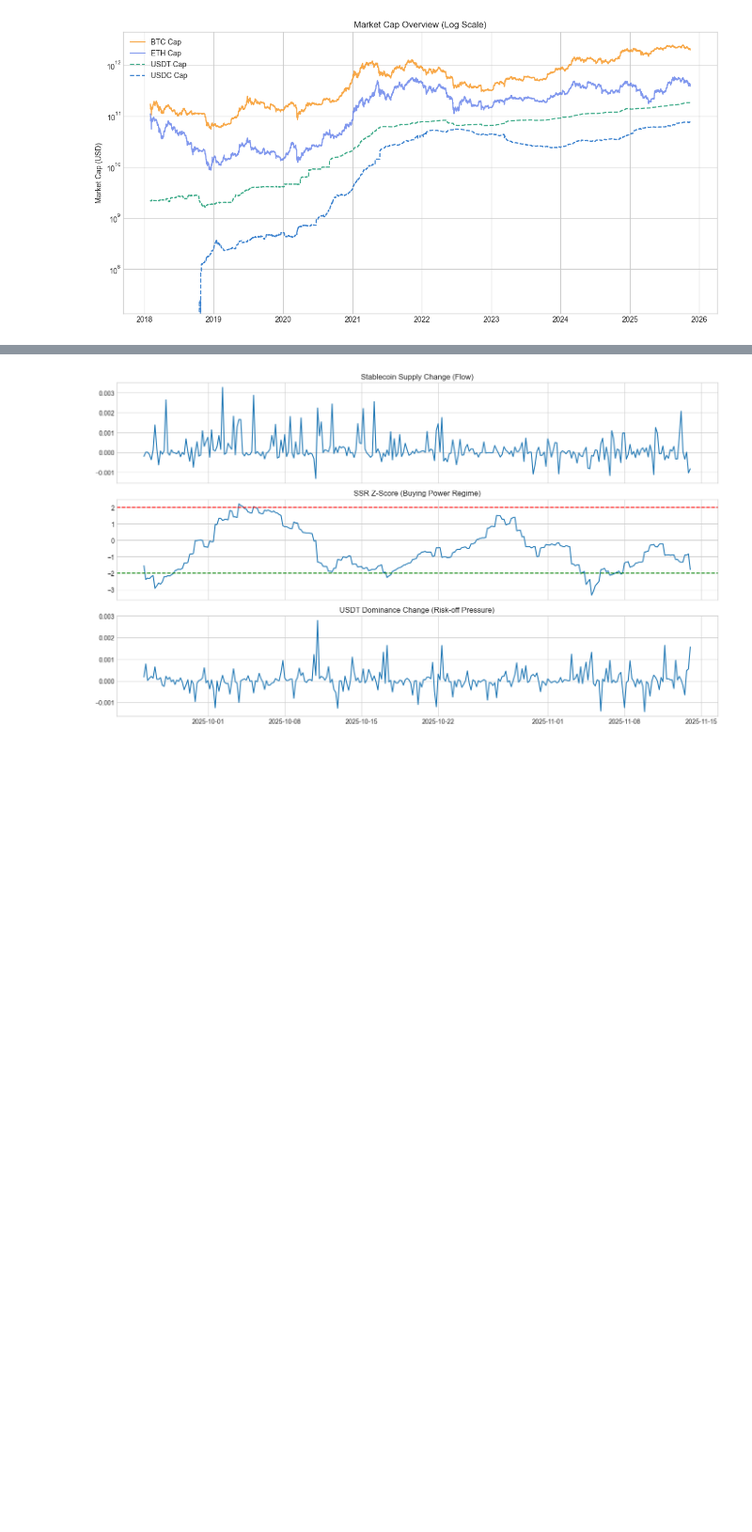
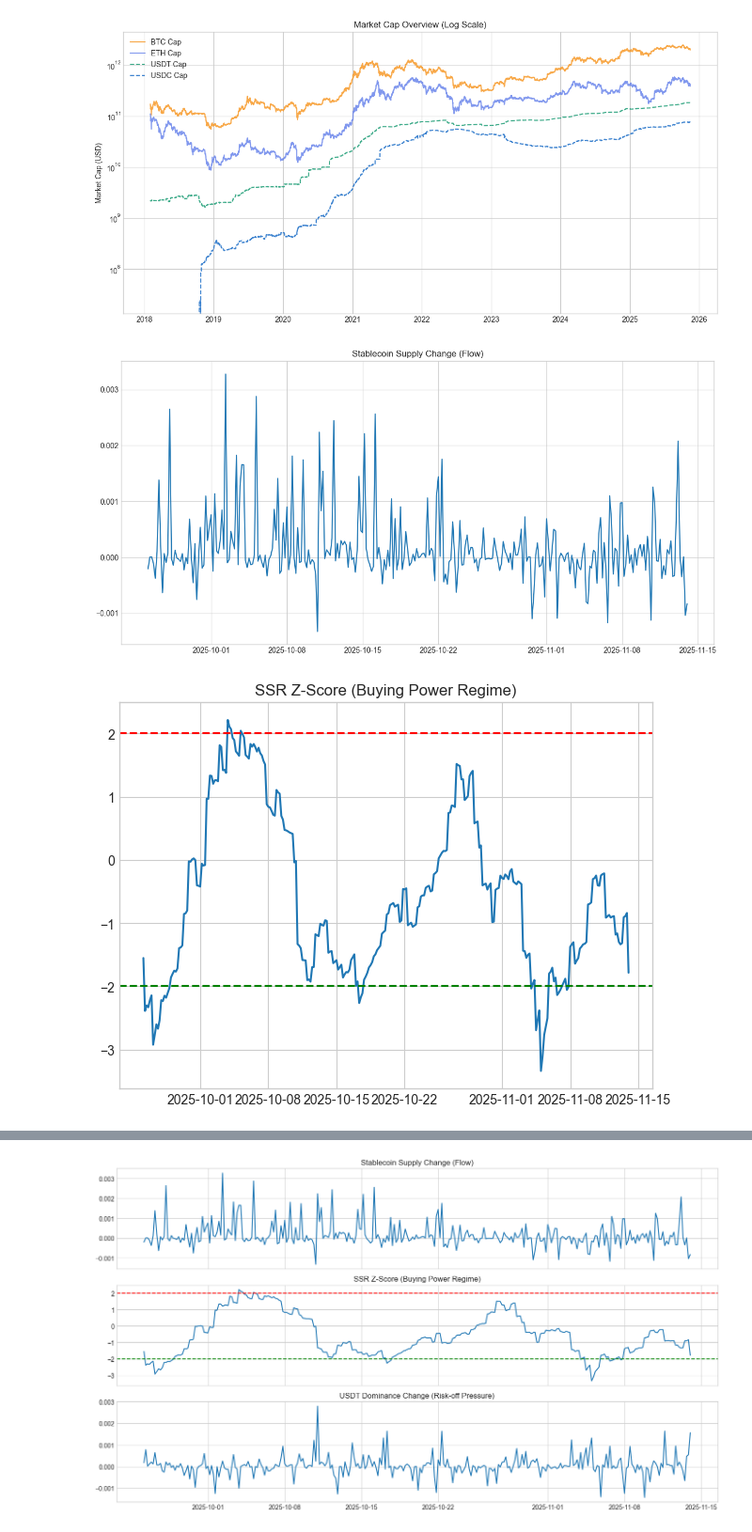
Before and after one commit to hyperformancelabs/crypto-price-forecaster, a Jupyter notebook: processors/feature_engineering.ipynb, the cells around one changed output, grey strips where cells are left out. Shown at 94% size. Drawn from its saved outputs; the diff is of its cells as text; code cells hidden in the pictures; blank space fills up the shorter version.

```diff
--- a/processors/feature_engineering.ipynb
+++ b/processors/feature_engineering.ipynb
@@ -514,3 +514,26 @@ mcap_df['btc_dom_change']  = mcap_df['btc_dom'].diff()
 mcap_df['usdt_dom_change'] = mcap_df['usdt_dom'].diff()
 
 mcap_df.dropna(inplace=True)
+# %%
+subset = mcap_df.iloc[-300:]
+
+plt.figure(figsize=(12, 6))
+plt.plot(subset['timestamp'], subset['stable_supply_change'])
+plt.title('Stablecoin Supply Change (Flow)')
+plt.tight_layout()
+plt.show()
+
+plt.plot(subset['timestamp'], subset['ssr_z_score'])
+plt.axhline(2, ls='--', color='red')
+plt.axhline(-2, ls='--', color='green')
+plt.title('SSR Z-Score (Buying Power Regime)')
+plt.tight_layout()
+plt.show()
+
+plt.plot(subset['timestamp'], subset['usdt_dom_change'])
+plt.title('USDT Dominance Change (Risk-off Pressure)')
+plt.tight_layout()
+plt.show()
+# %% [output]
+[figure, added]
+[figure, added]
```
Also changed, not shown: parts of 4 cells of this notebook, 1 other file.
